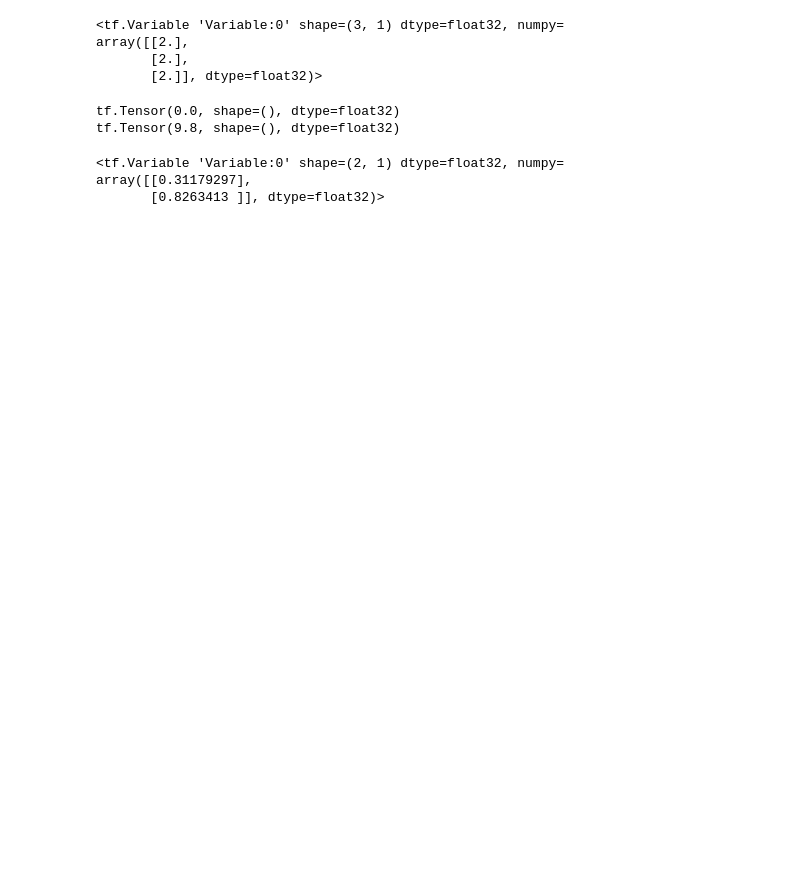
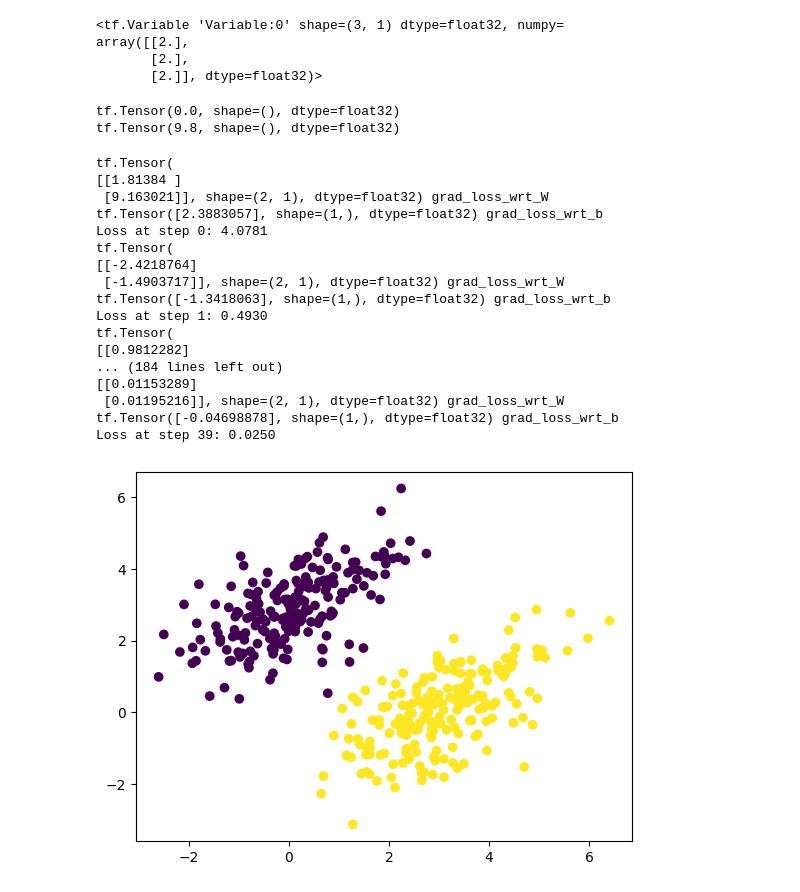
Before and after one commit to DivyaBala13/DeepLearning, a Jupyter notebook: tensor.ipynb, the cells around one changed output. Drawn from its saved outputs; the diff is of its cells as text; code cells hidden in the pictures; blank space fills up the shorter version.

Commit message:
added training loss

```diff
--- a/tensor.ipynb
+++ b/tensor.ipynb
@@ -42,7 +42,7 @@ tf.Tensor(0.0, shape=(), dtype=float32)
 tf.Tensor(9.8, shape=(), dtype=float32)
 # %%
 import numpy as np;
-num_samples_per_class=1000
+num_samples_per_class=200
 #The multivariate normal, multinormal is a generalization of the one-dimensionalnormal distribution to  higher dimensions.
 negative_samples=np.random.multivariate_normal(
     mean=[0,3],
@@ -60,11 +60,10 @@ targets = np.vstack((
     np.zeros((num_samples_per_class, 1), dtype="float32"),  # Class 0 (negative)
     np.ones((num_samples_per_class, 1), dtype="float32")    # Class 1 (positive)
 ))
-import matplotlib.pyplot as plt
-plt.scatter(inputs[:,0],inputs[:,1],c=targets[:,0])
 # %%
-
+#This code is a simple example of how to implement supervised learning for a binary classification problem using linear regression and gradient descent in TensorFlow.
 import tensorflow as tf
+import matplotlib.pyplot as plt
 # a basic linear regression model in TensorFlow to classify points in 2D space
 # linear regression model -a data analysis technique that predicts the value of unknown data by using another related
 # and known data value, It is a statistical method used in data science and machine learning for predictive analysis.
@@ -79,36 +78,68 @@ output_dim=1  #The model outputs a single value, which is a prediction of the li
 
 #W is an random number with shape as 2, 1 so 2 rows and 1 columns [[W1],[W2]]
 W=tf.Variable(tf.random.uniform(shape=(input_dim,output_dim)))
 
 #Whereas B is a zero with shape 1, array is [0.]
 # B is the bias term, initialized to zero, and it shifts the prediction result by a constant.
 b=tf.Variable(tf.zeros(shape=(output_dim)))
 
 # Forward pass inputs are [x,y]
 #This model function computes the predictional value using linear equations.
 def model(inputs):
     return tf.matmul(inputs,W)+b # predictions = [[W1],[W2]] * [x,y] +b = W1 * x + w2 * y + b
 
-
 # Loss Function
 # The loss function is the mean squared error(MSE),which measures how far the predicted values are from the true targets (0 or 1).
 def square_loss(targets,predictions):
     per_sample_losses= tf.square(targets-predictions)
     return tf.reduce_mean(per_sample_losses)
-
+#Controls how much the weights and bias are updated during each training step. A higher learning rate leads to larger updates,
+#while a lower learning rate leads to smaller updates.
 learning_rate=0.1
 #The training step implements the optimization using gradient descent
 def training_step(inputs,targets):
+#tf.GradientTape is used to record the operations needed to compute the gradients of the loss with respect to the weights and bias.
     with tf.GradientTape() as tape:
         predictions=model(inputs) #call forward pass function
         loss=square_loss(predictions,targets) #call loss function
     grad_loss_wrt_W, grad_loss_wrt_b = tape.gradient(loss,[W,b])
+    print(grad_loss_wrt_W,"grad_loss_wrt_W")
+    print(grad_loss_wrt_b,"grad_loss_wrt_b")
+    #The weights and bias are updated by subtracting the product of the gradients and the learning rate
     W.assign_sub(grad_loss_wrt_W * learning_rate)
     b.assign_sub(grad_loss_wrt_b * learning_rate)
     return loss
 
-W
+#Steps
+#1.Initialization: Weights and bias , weights randomly and bias is initialized as 1.
+#2.ForwardPass: It will give the predictions
+#3.Loss function: MSE computes the difference between the predicticted score and true value
+#4.Parameter Update: This model updates its weights and bias by calculating the gradients of the loss with respect to
+# the parameters and adjusting them in order to reduce the loss.
+#5.Iteration:This process repeats many iterations , progressively reducing the loss score and improving the model predictions
+
+for step in range(40) :
+    loss= training_step(inputs,targets)
+    print(f"Loss at step {step}: {loss:.4f}")
+predictions = model(inputs)
+plt.scatter(inputs[:, 0], inputs[:, 1], c=predictions[:, 0] > 0.5)
+plt.show()
 # %% [output]
-<tf.Variable 'Variable:0' shape=(2, 1) dtype=float32, numpy=
-array([[0.31179297],
-       [0.8263413 ]], dtype=float32)>
+tf.Tensor(
+[[1.81384 ]
+ [9.163021]], shape=(2, 1), dtype=float32) grad_loss_wrt_W
+tf.Tensor([2.3883057], shape=(1,), dtype=float32) grad_loss_wrt_b
+Loss at step 0: 4.0781
+tf.Tensor(
+[[-2.4218764]
+ [-1.4903717]], shape=(2, 1), dtype=float32) grad_loss_wrt_W
+tf.Tensor([-1.3418063], shape=(1,), dtype=float32) grad_loss_wrt_b
+Loss at step 1: 0.4930
+tf.Tensor(
+[[0.9812282]
+... (184 lines left out)
+[[0.01153289]
+ [0.01195216]], shape=(2, 1), dtype=float32) grad_loss_wrt_W
+tf.Tensor([-0.04698878], shape=(1,), dtype=float32) grad_loss_wrt_b
+Loss at step 39: 0.0250
+[figure, added]
```
